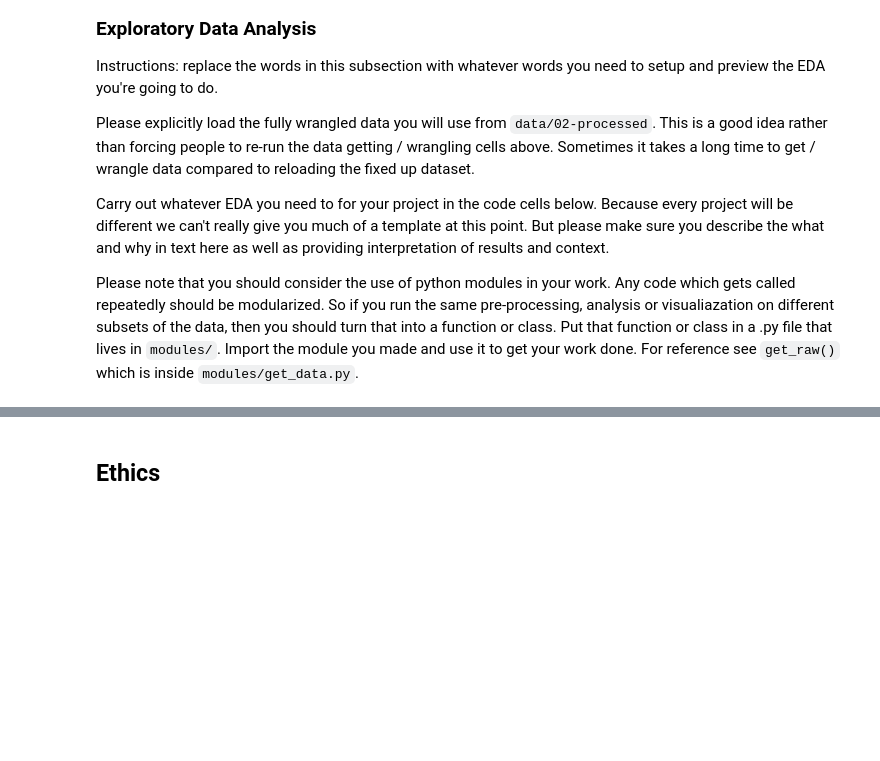
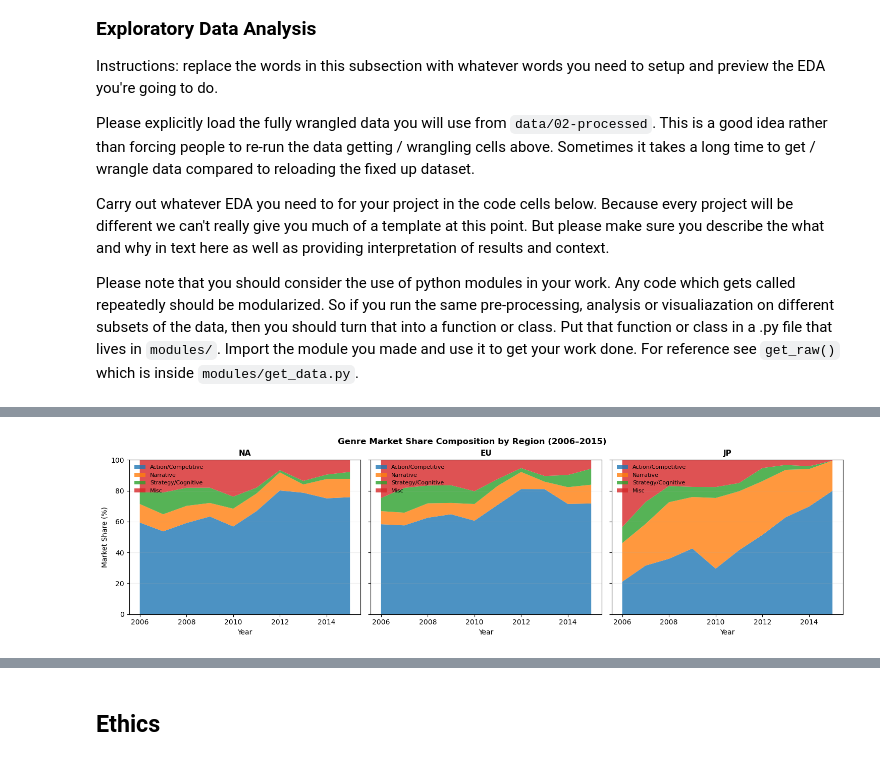
Before and after one commit to COGS108/Group015_WI26, a Jupyter notebook: 02-EDACheckpoint.ipynb, the cells around one changed output, grey strips where cells are left out. Saved outputs shown, nothing was run; the diff lists cells and outputs as text; code cells hidden in the pictures; blank space fills up the shorter version.

```diff
--- a/02-EDACheckpoint.ipynb
+++ b/02-EDACheckpoint.ipynb
@@ -152,0 +300,9 @@ Some more words and stuff.  Remember notebooks work best if you interleave the c
+# %%
+region_data = yearly_genre[yearly_genre['Region'] == 'JP']
+pivot_table_jp = region_data.pivot(
+    index='Year',
+    columns='Genre_Category',
+    values='Market_Share_Pct'
+)[genre_order].round(1)
+
+pivot_table_jp
@@ -152,0 +322,35 @@ Some more words and stuff.  Remember notebooks work best if you interleave the c
+# %%
+# Visualize for all regions together
+fig, axes = plt.subplots(1, 3, figsize=(15, 4), sharey=True)
+
+for i, region in enumerate(region_order):
+    ax = axes[i]
+    region_data = yearly_genre[yearly_genre['Region'] == region]
+
+    # Pivot for stacked area plot
+    pivot = region_data.pivot(index='Year', columns='Genre_Category', values='Market_Share_Pct')[genre_order]
+
+    # Stacked area chart
+    ax.stackplot(
+        pivot.index,
+        pivot['Action/Competitive'],
+        pivot['Narrative'],
+        pivot['Strategy/Cognitive'],
+        pivot['Misc'],
+        labels=genre_order,
+        alpha=0.8
+    )
+
+    ax.set_title(f'{region}', fontweight='bold', fontsize=11)
+    ax.set_xlabel('Year')
+    if i == 0:
+        ax.set_ylabel('Market Share (%)')
+    ax.set_ylim(0, 100)
+    ax.grid(True, alpha=0.2, axis='y')
+    ax.legend(loc='upper left', fontsize=8, frameon=False)
+
+plt.tight_layout()
+plt.suptitle('Genre Market Share Composition by Region (2006–2015)', y=1.02, fontweight='bold', fontsize=12)
+plt.show()
+# %% [output]
+[figure, added]
```
Also changed, not shown: parts of 23 cells of this notebook.
